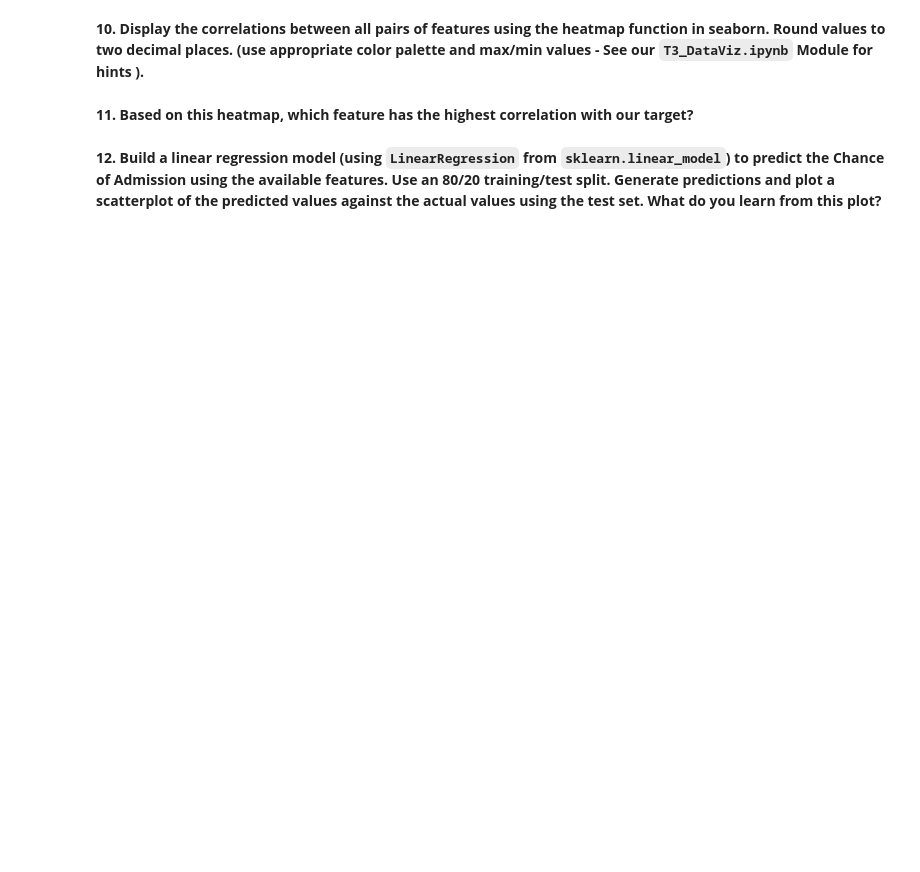
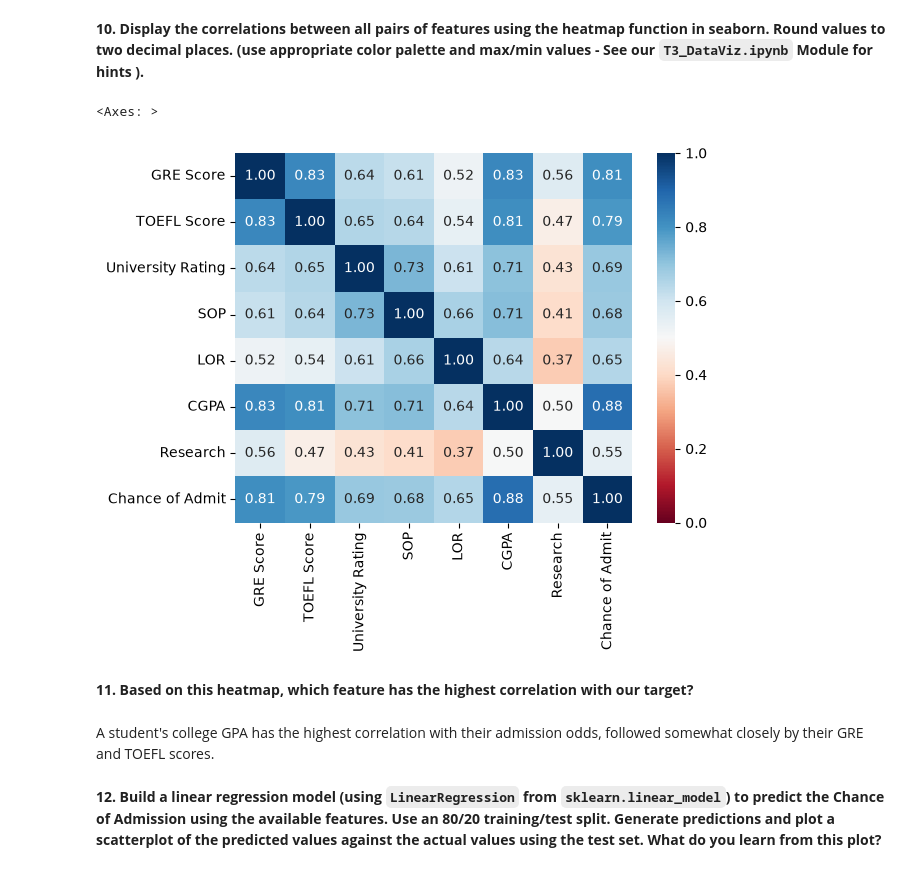
Before and after one commit to chrismji/Datasci-and-Ai-in-Bus, a Jupyter notebook: hw2.ipynb, the cells around one changed output. Cells and saved outputs as stored; diff of their text form; code cells hidden in the pictures; blank space fills up the shorter version.

```diff
--- a/hw2.ipynb
+++ b/hw2.ipynb
@@ -138,2 +149,5 @@ sns.boxplot(data=df, y='Chance of Admit', x='University Rating')
 # %% [markdown]
 **9. Drop the column for Serial Number. It is not useful for the following summarization and modelling tasks.**
+# %%
+df.drop(columns=['Serial No'], inplace=True)
+df.head()
@@ -140,6 +161,14 @@ sns.boxplot(data=df, y='Chance of Admit', x='University Rating')
 # %% [markdown]
 **10. Display the correlations between all pairs of features using the heatmap function in seaborn. Round values to two decimal places. (use appropriate color palette and max/min values - See our `T3_DataViz.ipynb` Module for hints ).**
+# %%
+corr = df.corr()
+sns.heatmap(corr, xticklabels=corr.columns, yticklabels=corr.columns, cmap='RdBu', fmt=".2f", vmin=0, vmax=1, annot=True)
+# %% [output]
+<Axes: >
+[figure, added]
 # %% [markdown]
 **11. Based on this heatmap, which feature has the highest correlation with our target?**
+# %% [markdown]
+A student's college GPA has the highest correlation with their admission odds, followed somewhat closely by their GRE and TOEFL scores.
 # %% [markdown]
 **12. Build a linear regression model (using `LinearRegression` from `sklearn.linear_model`) to predict the Chance of Admission using the available features. Use an 80/20 training/test split.  Generate predictions and plot a scatterplot of the predicted values against the actual values using the test set. What do you learn from this plot?**
```
Also changed, not shown: parts of 9 cells of this notebook.
